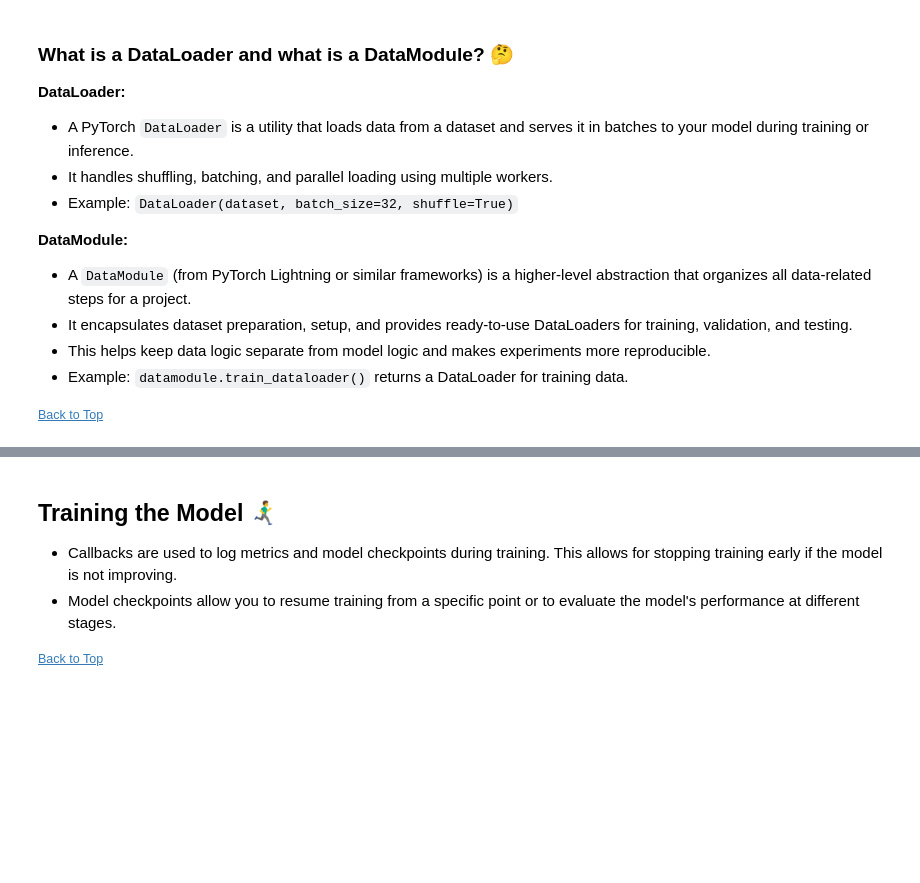
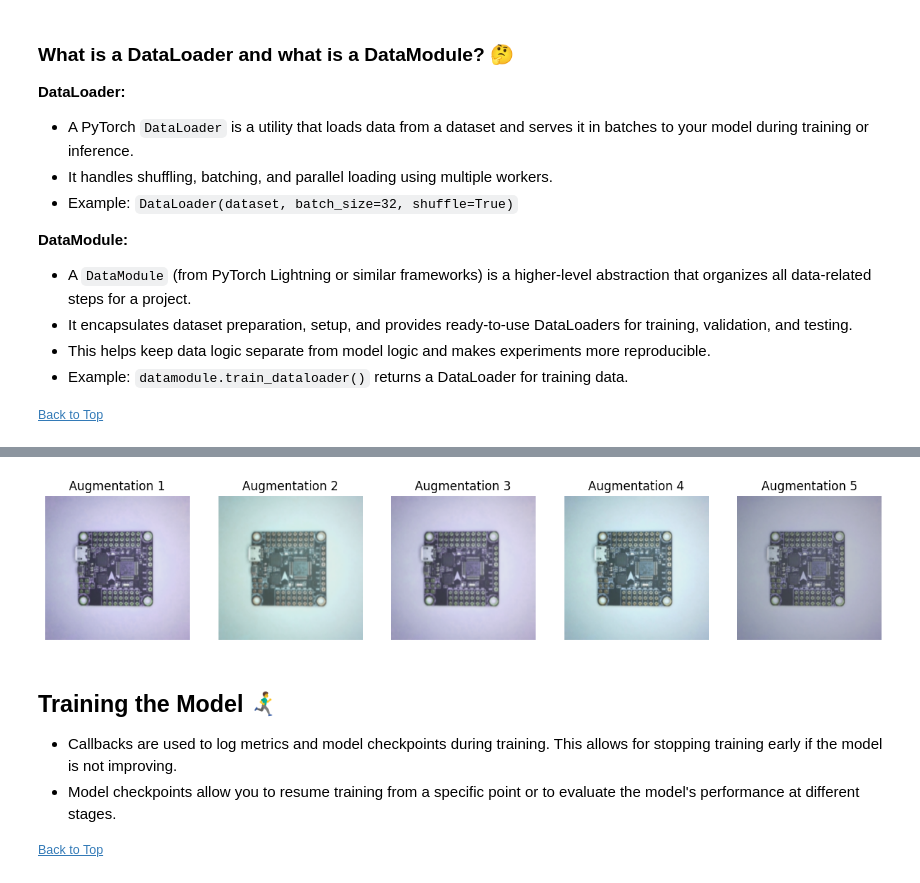
Before and after one commit to spencershepard/MLOps-Precision-Lens, a Jupyter notebook: models/anomaly/fastflow.ipynb, the cells around one changed output, grey strips where cells are left out. Cells and saved outputs as stored; diff of their text form; code cells hidden in the pictures; blank space fills up the shorter version.

```diff
--- a/models/anomaly/fastflow.ipynb
+++ b/models/anomaly/fastflow.ipynb
@@ -48,8 +48,9 @@ if MLFLOW_URI is None:
 parser = argparse.ArgumentParser()
 parser.add_argument("--bucket_name", type=str, default="mvtechad", help="S3 bucket name")
 parser.add_argument("--category", type=str, default="XRFC-PCB-Quality", help="Dataset category (top-level directory in bucket)")
+#parser.add_argument("--category", type=str, default="bottle", help="Dataset category (top-level directory in bucket)")
 parser.add_argument("--cache_directory", type=str, default="s3cache", help="Cache directory (local path, will be created if not exists)")
-parser.add_argument("--max_epochs", type=int, default=10, help="Maximum number of epochs for training")
+parser.add_argument("--max_epochs", type=int, default=100, help="Maximum number of epochs for training")
 args, _ = parser.parse_known_args()  # allows notebook execution
 
 bucket_name = args.bucket_name
@@ -270,0 +248,14 @@ Setting up 'XRFC-PCB-Quality' datasets...
+# %%
+# Increase dataset size with augmentations
+
+print(f"Original training dataset size: {len(datamodule.train_data)}")
+augmentation_copies = 10  # Number of copies to create
+
+# Replace the train_data with our augmented version
+datamodule.train_data = AugmentationMultiplier(
+    datamodule.train_data,
+    augmentations,
+    copies=augmentation_copies
+)
+
+print(f"Augmented training dataset size: {len(datamodule.train_data)}")
@@ -329,3 +323,29 @@ Data item attributes: ['anomaly_map', 'batch_size', 'collate', 'explanation', 'g
+# %%
+# Take a single training image and visualize augmentations
+import matplotlib.pyplot as plt
+
+sample_img = data_item.image[0]  # Get the first image in the batch
+
+# Create a figure to display augmentations
+fig, axes = plt.subplots(1, 5, figsize=(15, 5))
+for i in range(5):
+    # Apply augmentation (note: augmentations might return just the image if not designed for mask)
+    # Some augmentations return (img, mask) tuple, others might return just img
+    augmentation_result = augmentations(sample_img)
+
+    # Handle both cases where augmentation returns tuple or just image
+    if isinstance(augmentation_result, tuple):
+        augmented_img = augmentation_result[0]
+    else:
+        augmented_img = augmentation_result
+
+    # Visualize the augmented image
+    axes[i].imshow(augmented_img.permute(1, 2, 0).cpu().numpy())
+    axes[i].axis('off')
+    axes[i].set_title(f'Augmentation {i+1}')
+plt.show()
+# %% [output]
+[figure, added]
 # %% [markdown]
 ## Training the Model 🏃‍♂️‍➡️
 - Callbacks are used to log metrics and model checkpoints during training. This allows for stopping training early if the model is not improving.
```
Also changed, not shown: parts of 16 cells of this notebook.
